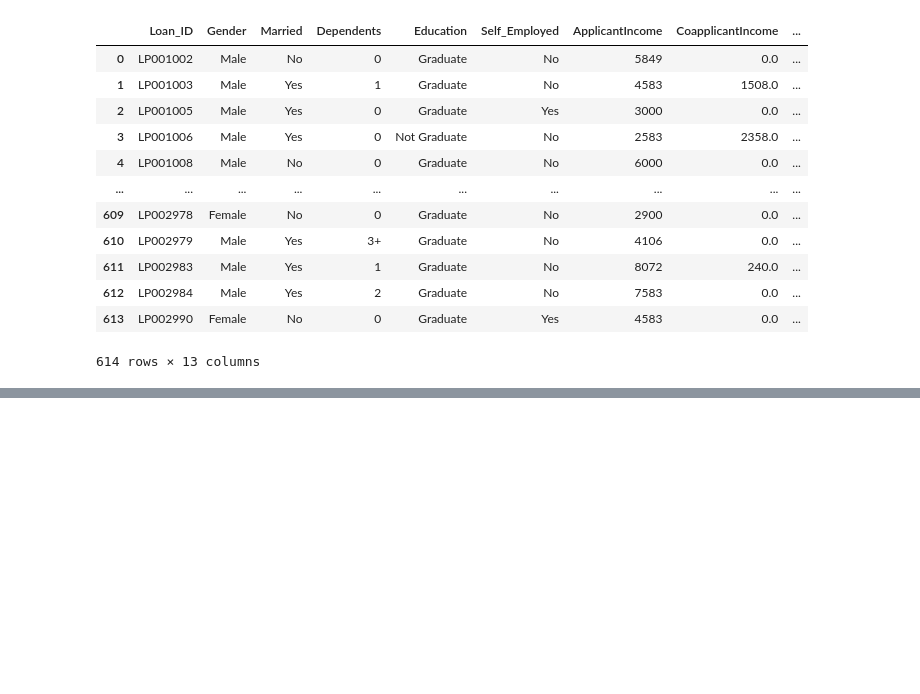
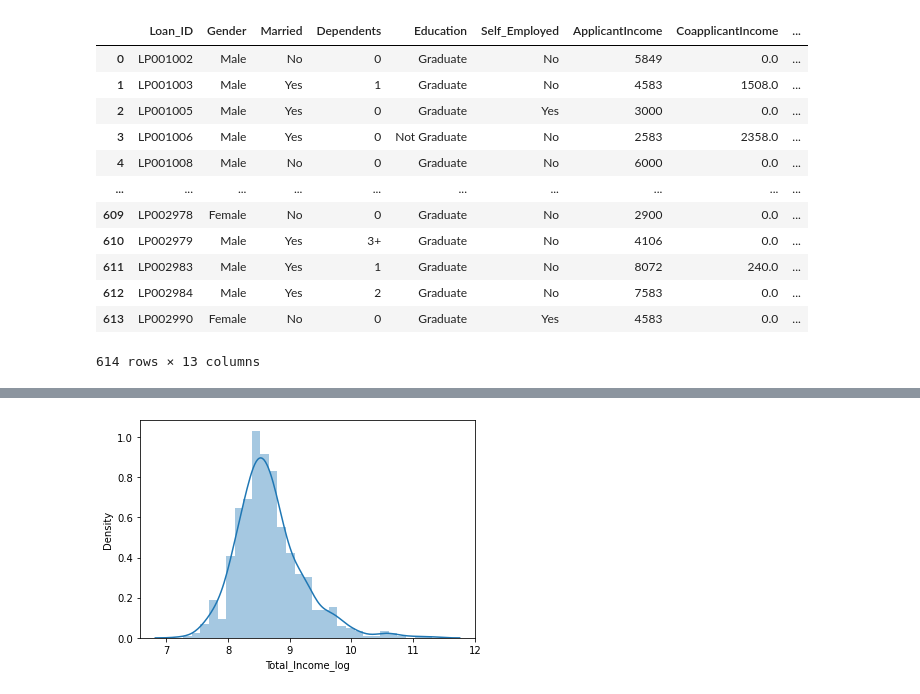
Before and after one commit to ranjan1311/hello-world, a Jupyter notebook: Loan_Prediction.ipynb, the cells around one changed output, grey strips where cells are left out. Saved outputs shown, nothing was run; the diff lists cells and outputs as text; code cells hidden in the pictures; blank space fills up the shorter version.

```diff
--- a/Loan_Prediction.ipynb
+++ b/Loan_Prediction.ipynb
@@ -484,0 +572,6 @@ train_original
+# %%
+train['Total_Income_log'] = np.log(train['Total_Income'])
+sns.distplot(train['Total_Income_log'])
+test['Total_Income_log'] = np.log(test['Total_Income'])
+# %% [output]
+[figure, added]
```
Also changed, not shown: parts of 24 cells of this notebook.
